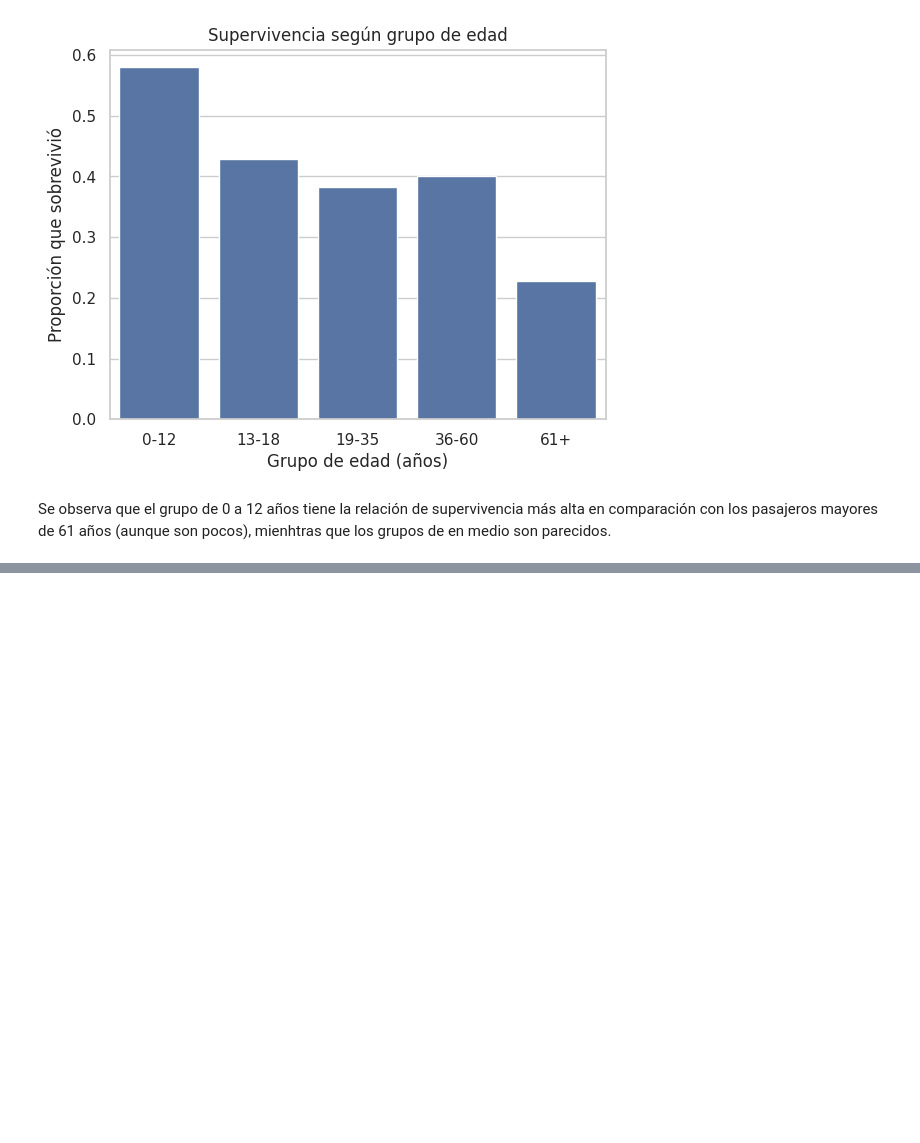
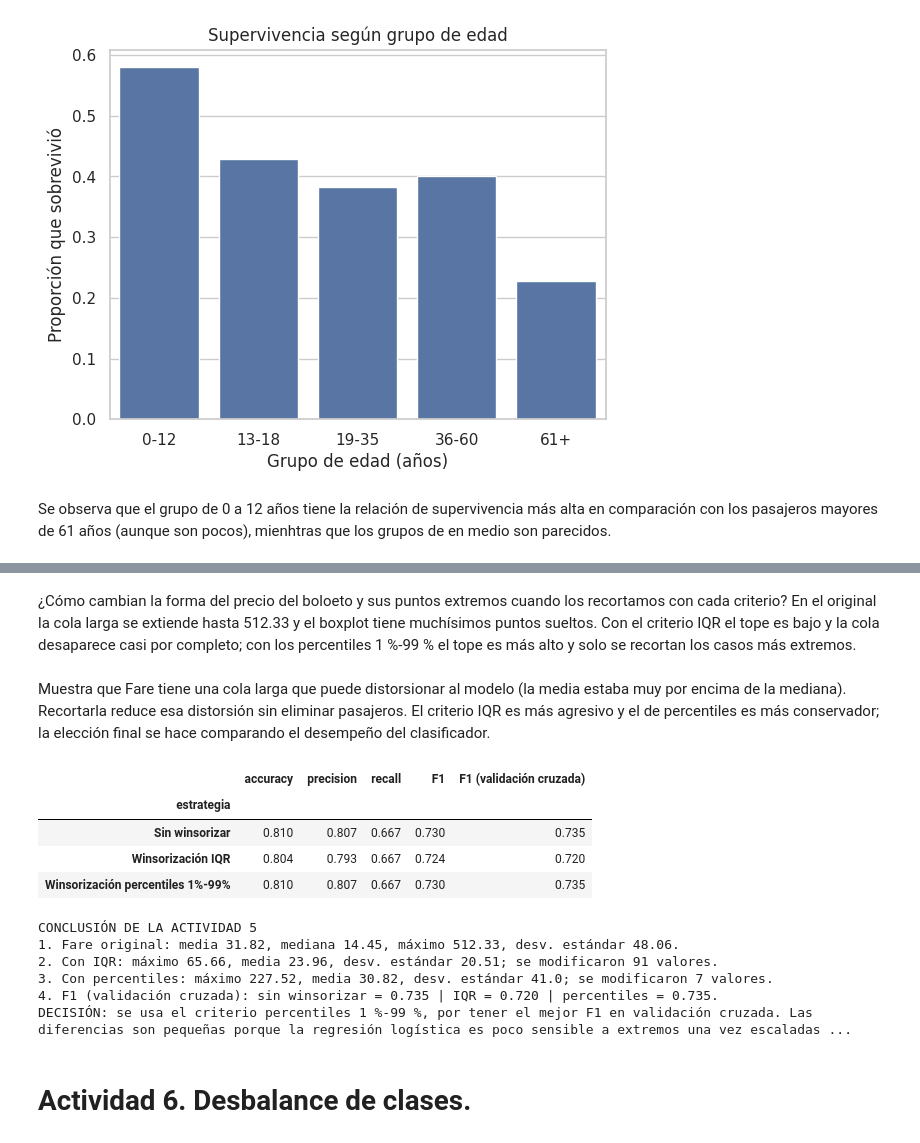
Before and after one commit to FabsRobles/Practica2-IA, a Jupyter notebook: notebook/Titanic_EDA.ipynb, the cells around one changed output, grey strips where cells are left out. Saved outputs shown, nothing was run; the diff lists cells and outputs as text; code cells hidden in the pictures; blank space fills up the shorter version.

```diff
--- a/notebook/Titanic_EDA.ipynb
+++ b/notebook/Titanic_EDA.ipynb
@@ -607,0 +831,50 @@ Se observa que el grupo de 0 a 12 años tiene la relación de supervivencia más
+# %% [markdown]
+¿Cómo cambian la forma del precio del boloeto y sus puntos extremos cuando los recortamos con cada criterio?
+En el original la cola larga se extiende hasta 512.33 y el boxplot tiene muchísimos puntos sueltos. Con el criterio IQR el tope es bajo y la cola desaparece casi por completo; con los percentiles 1 %-99 % el tope es más alto y solo se recortan los casos más extremos.
+# %% [markdown]
+Muestra que Fare tiene una cola larga que puede distorsionar al modelo (la media estaba muy por encima de la mediana). Recortarla reduce esa distorsión sin eliminar pasajeros. El criterio IQR es más
+agresivo y el de percentiles es más conservador; la elección final se hace comparando el desempeño del clasificador.
+# %%
+res_wins = pd.DataFrame([
+    evaluar_modelo("Sin winsorizar", construir_modelo(**CONFIG, wins=None)),
+    evaluar_modelo("Winsorización IQR", construir_modelo(**CONFIG, wins="iqr")),
+    evaluar_modelo("Winsorización percentiles 1%-99%", construir_modelo(**CONFIG, wins="pct")),
+]).set_index("estrategia").round(3)
+display(res_wins)
+
+f_iqr = res_wins.loc["Winsorización IQR", "F1 (validación cruzada)"]
+f_pct = res_wins.loc["Winsorización percentiles 1%-99%", "F1 (validación cruzada)"]
+f_none = res_wins.loc["Sin winsorizar", "F1 (validación cruzada)"]
+criterio_elegido = "iqr" if f_iqr > f_pct else "pct"
+nombre_wins = ("rango intercuartílico (IQR)" if criterio_elegido == "iqr"
+               else "percentiles 1 %-99 %")
+
+t = tablas_wins["Fare"]
+print("CONCLUSIÓN DE LA ACTIVIDAD 5")
+print(f"1. Fare original: media {t.loc['media','Original']}, mediana {t.loc['mediana','Original']}, "
+      f"máximo {t.loc['máximo','Original']}, desv. estándar {t.loc['desv. estándar','Original']}.")
+print(f"2. Con IQR: máximo {t.loc['máximo','Winsorizado IQR']}, media "
+      f"{t.loc['media','Winsorizado IQR']}, desv. estándar {t.loc['desv. estándar','Winsorizado IQR']}; "
+      f"se modificaron {modificados['Fare']['iqr'][1]} valores.")
+print(f"3. Con percentiles: máximo {t.loc['máximo','Winsorizado percentiles 1%-99%']}, media "
+      f"{t.loc['media','Winsorizado percentiles 1%-99%']}, desv. estándar "
+      f"{t.loc['desv. estándar','Winsorizado percentiles 1%-99%']}; se modificaron "
+      f"{modificados['Fare']['pct'][1]} valores.")
+print(f"4. F1 (validación cruzada): sin winsorizar = {f_none:.3f} | IQR = {f_iqr:.3f} | percentiles = {f_pct:.3f}.")
+print(f"DECISIÓN: se usa el criterio {nombre_wins}, por tener el mejor F1 en validación cruzada. "
+      f"Las diferencias son pequeñas porque la regresión logística es poco sensible a extremos "
+      f"una vez escaladas las variables.")
+# %% [output]
+|  | accuracy | precision | recall | F1 | F1 (validación cruzada) |
+| estrategia |  |  |  |  |  |
+| Sin winsorizar | 0.810 | 0.807 | 0.667 | 0.730 | 0.735 |
+| Winsorización IQR | 0.804 | 0.793 | 0.667 | 0.724 | 0.720 |
+| Winsorización percentiles 1%-99% | 0.810 | 0.807 | 0.667 | 0.730 | 0.735 |
+CONCLUSIÓN DE LA ACTIVIDAD 5
+1. Fare original: media 31.82, mediana 14.45, máximo 512.33, desv. estándar 48.06.
+2. Con IQR: máximo 65.66, media 23.96, desv. estándar 20.51; se modificaron 91 valores.
+3. Con percentiles: máximo 227.52, media 30.82, desv. estándar 41.0; se modificaron 7 valores.
+4. F1 (validación cruzada): sin winsorizar = 0.735 | IQR = 0.720 | percentiles = 0.735.
+DECISIÓN: se usa el criterio percentiles 1 %-99 %, por tener el mejor F1 en validación cruzada. Las diferencias son pequeñas porque la regresión logística es poco sensible a extremos una vez escaladas ...
+# %% [markdown]
+# Actividad 6. Desbalance de clases.
```
Also changed, not shown: parts of 12 cells of this notebook.
